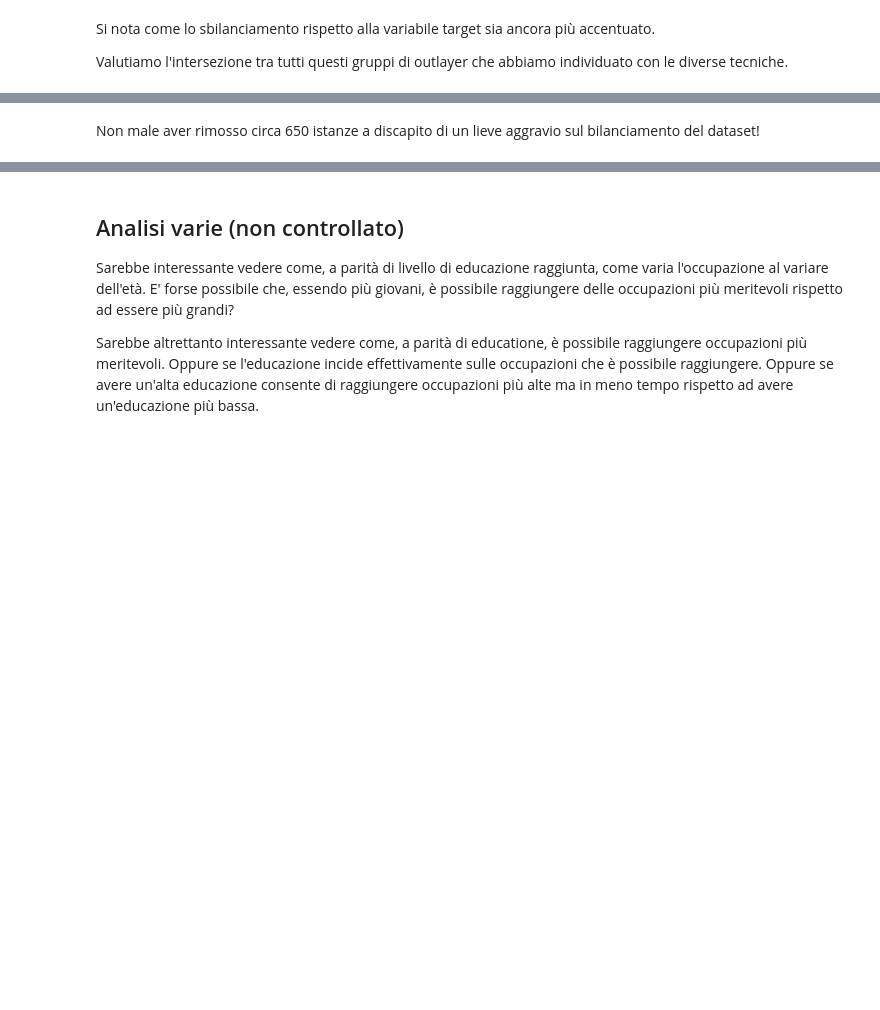
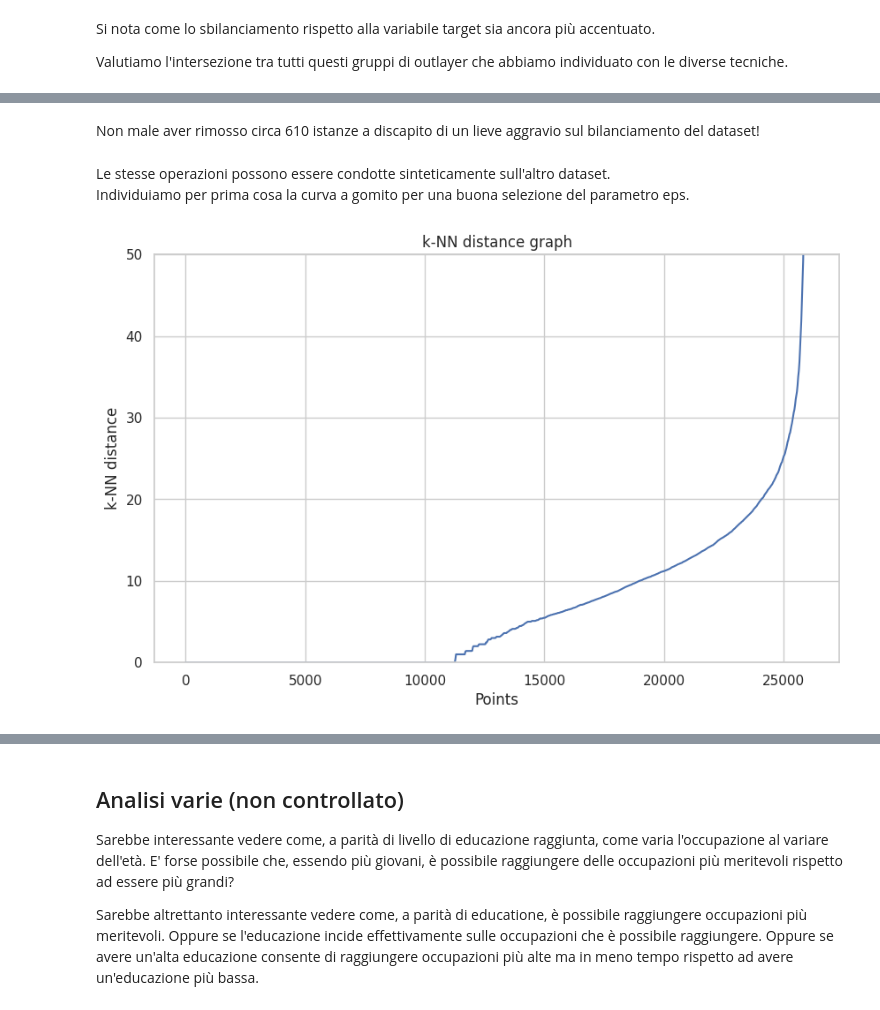
Before and after one commit to ale29ruf/Progetto_Data_Mining, a Jupyter notebook: ProgettoACI.ipynb, the cells around one changed output, grey strips where cells are left out. Drawn from its saved outputs; the diff is of its cells as text; code cells hidden in the pictures; blank space fills up the shorter version.

```diff
--- a/ProgettoACI.ipynb
+++ b/ProgettoACI.ipynb
@@ -932,28 +932,29 @@ Parto con k=4, perché DBSCAN richiede almeno 4 punti (incluso il punto stesso)
 # %%
 from sklearn.neighbors import NearestNeighbors
 
+def knn_distance_graph(train_set, k=4, limit_y=10):
+    neighbors = NearestNeighbors(n_neighbors=k)
+    neighbors_fit = neighbors.fit(train_set_non_binary)
+    distances, indices = neighbors_fit.kneighbors(train_set_non_binary)
+
+    # Ordino le distanze e traccio il grafico
+    distances = np.sort(distances[:, k-1], axis=0)
+
+    # Estraggo un campione di 1000 punti per evitare problemi di dimensione del grafico
+    sample_indices = np.linspace(0, len(distances) - 1, 1000, dtype=int)
+    sampled_distances = distances[sample_indices]
+
+    plt.figure(figsize=(10, 6))
+    plt.plot(sample_indices, sampled_distances)
+    plt.xlabel('Points')
+    plt.ylabel('k-NN distance')
+    plt.title('k-NN distance graph')
+    plt.ylim(0, limit_y)  # Limito l'asse y per evidenziare i valori più significativi
+    plt.show()
+
 non_binary_columns = [col for col in train_set.columns if train_set[col].nunique() > 2]
 train_set_non_binary = train_set[non_binary_columns]
-
-k = 4
-neighbors = NearestNeighbors(n_neighbors=k)
-neighbors_fit = neighbors.fit(train_set_non_binary)
-distances, indices = neighbors_fit.kneighbors(train_set_non_binary)
-
-# Ordino le distanze e traccio il grafico
-distances = np.sort(distances[:, k-1], axis=0)
-
-# Estraggo un campione di 1000 punti per evitare problemi di dimensione del grafico
-sample_indices = np.linspace(0, len(distances) - 1, 1000, dtype=int)
-sampled_distances = distances[sample_indices]
-
-plt.figure(figsize=(10, 6))
-plt.plot(sample_indices, sampled_distances)
-plt.xlabel('Points')
-plt.ylabel('k-NN distance')
-plt.title('k-NN distance graph')
-plt.ylim(0, 8)  # Limito l'asse y per evidenziare i valori più significativi
-plt.show()
+knn_distance_graph(train_set_non_binary, 4, 8)
 # %% [output]
 [figure]
 # %% [markdown]
@@ -1062,4 +1063,13 @@ income
 1    24.094071
 Name: proportion, dtype: float64
 # %% [markdown]
-Non male aver rimosso circa 650 istanze a discapito di un lieve aggravio sul bilanciamento del dataset!
+Non male aver rimosso circa 610 istanze a discapito di un lieve aggravio sul bilanciamento del dataset!
+# %% [markdown]
+Le stesse operazioni possono essere condotte sinteticamente sull'altro dataset.
+Individuiamo per prima cosa la curva a gomito per una buona selezione del parametro eps.
+# %%
+non_binary_columns = [col for col in train_set_1.columns if train_set_1[col].nunique() > 2]
+train_set_non_binary = train_set_1[non_binary_columns]
+knn_distance_graph(train_set_non_binary, 4, 50)
+# %% [output]
+[figure, added]
```
Also changed, not shown: parts of 9 cells of this notebook.
